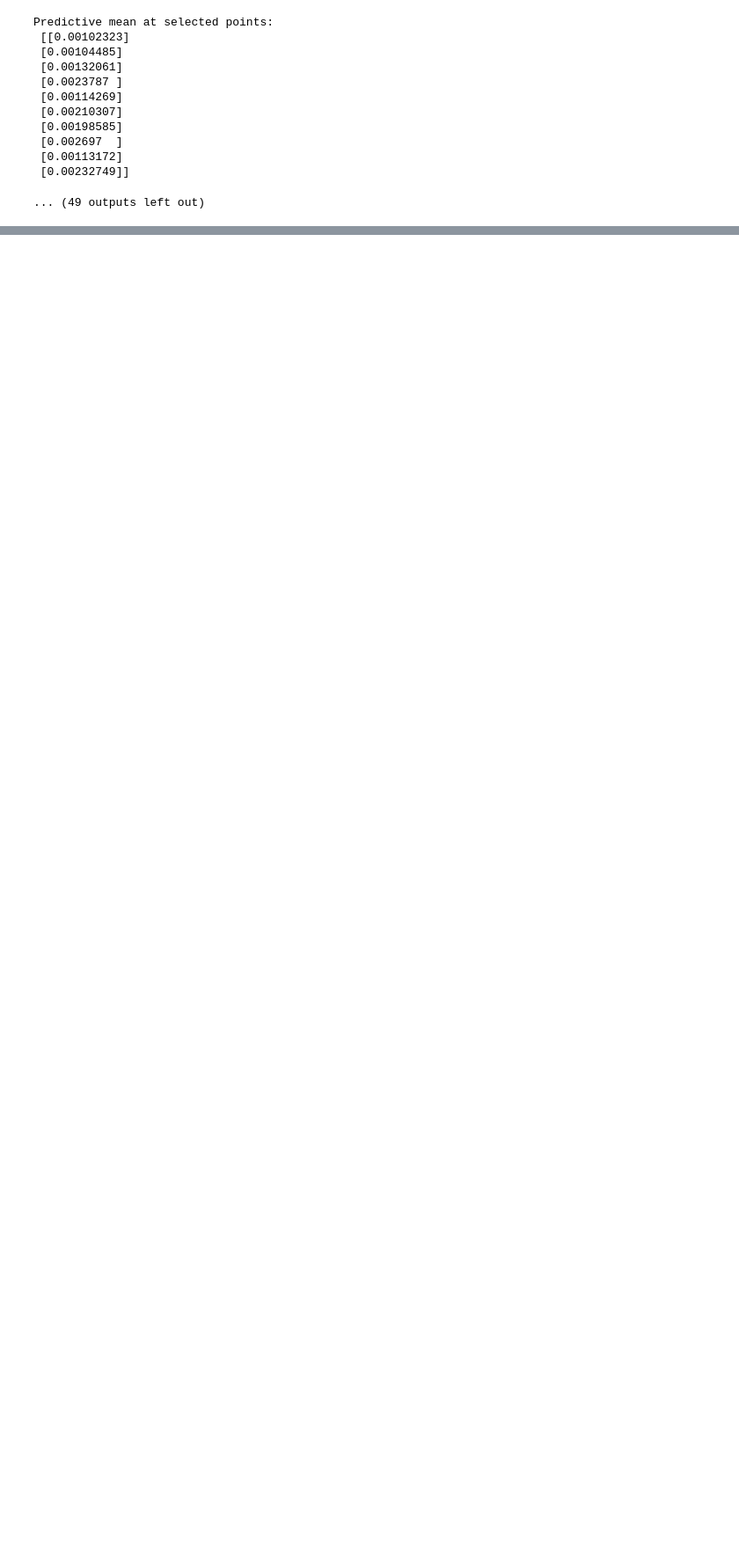
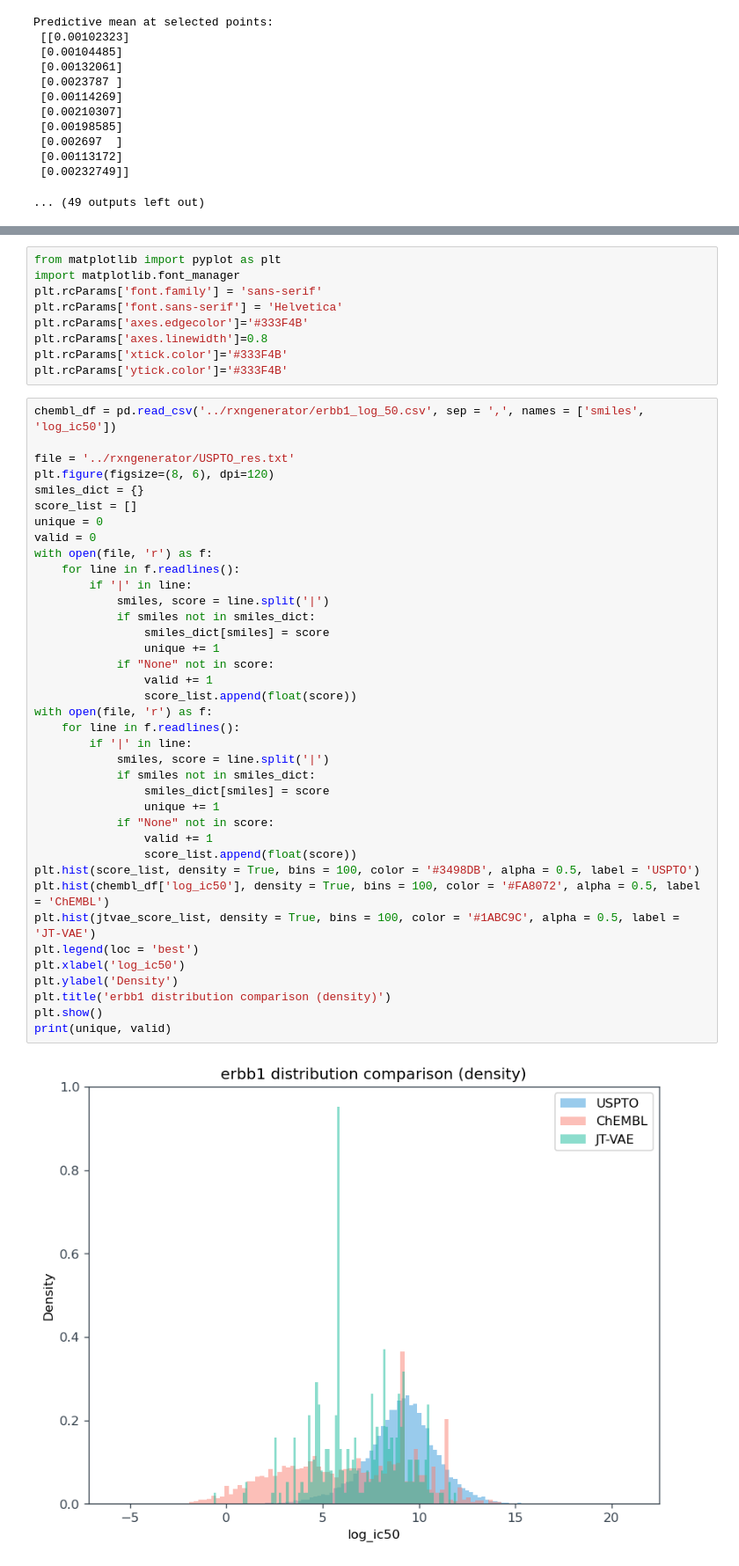
Before and after one commit to jinzhezhang/erbb1_project, a Jupyter notebook: JT-VAE/JT-VAE predict erbb1 ligand.ipynb, the cells around one changed output, grey strips where cells are left out. Shown at 88% size. Cells and saved outputs as stored; diff of their text form; blank space fills up the shorter version.

```diff
--- a/JT-VAE/JT-VAE predict erbb1 ligand.ipynb
+++ b/JT-VAE/JT-VAE predict erbb1 ligand.ipynb
@@ -454,0 +417,49 @@ Name: Target, dtype: int64
+# %%
+from matplotlib import pyplot as plt
+import matplotlib.font_manager
+plt.rcParams['font.family'] = 'sans-serif'
+plt.rcParams['font.sans-serif'] = 'Helvetica'
+plt.rcParams['axes.edgecolor']='#333F4B'
+plt.rcParams['axes.linewidth']=0.8
+plt.rcParams['xtick.color']='#333F4B'
+plt.rcParams['ytick.color']='#333F4B'
+# %%
+chembl_df = pd.read_csv('../rxngenerator/erbb1_log_50.csv', sep = ',', names = ['smiles', 'log_ic50'])
+
+file = '../rxngenerator/USPTO_res.txt'
+plt.figure(figsize=(8, 6), dpi=120)
+smiles_dict = {}
+score_list = []
+unique = 0
+valid = 0
+with open(file, 'r') as f:
+    for line in f.readlines():
+        if '|' in line:
+            smiles, score = line.split('|')
+            if smiles not in smiles_dict:
+                smiles_dict[smiles] = score
+                unique += 1
+            if "None" not in score:
+                valid += 1
+                score_list.append(float(score))
+with open(file, 'r') as f:
+    for line in f.readlines():
+        if '|' in line:
+            smiles, score = line.split('|')
+            if smiles not in smiles_dict:
+                smiles_dict[smiles] = score
+                unique += 1
+            if "None" not in score:
+                valid += 1
+                score_list.append(float(score))
+plt.hist(score_list, density = True, bins = 100, color = '#3498DB', alpha = 0.5, label = 'USPTO')
+plt.hist(chembl_df['log_ic50'], density = True, bins = 100, color = '#FA8072', alpha = 0.5, label = 'ChEMBL')
+plt.hist(jtvae_score_list, density = True, bins = 100, color = '#1ABC9C', alpha = 0.5, label = 'JT-VAE')
+plt.legend(loc = 'best')
+plt.xlabel('log_ic50')
+plt.ylabel('Density')
+plt.title('erbb1 distribution comparison (density)')
+plt.show()
+print(unique, valid)
+# %% [output]
+[figure, added]
```
Also changed, not shown: parts of 24 cells of this notebook, 10 other files.
